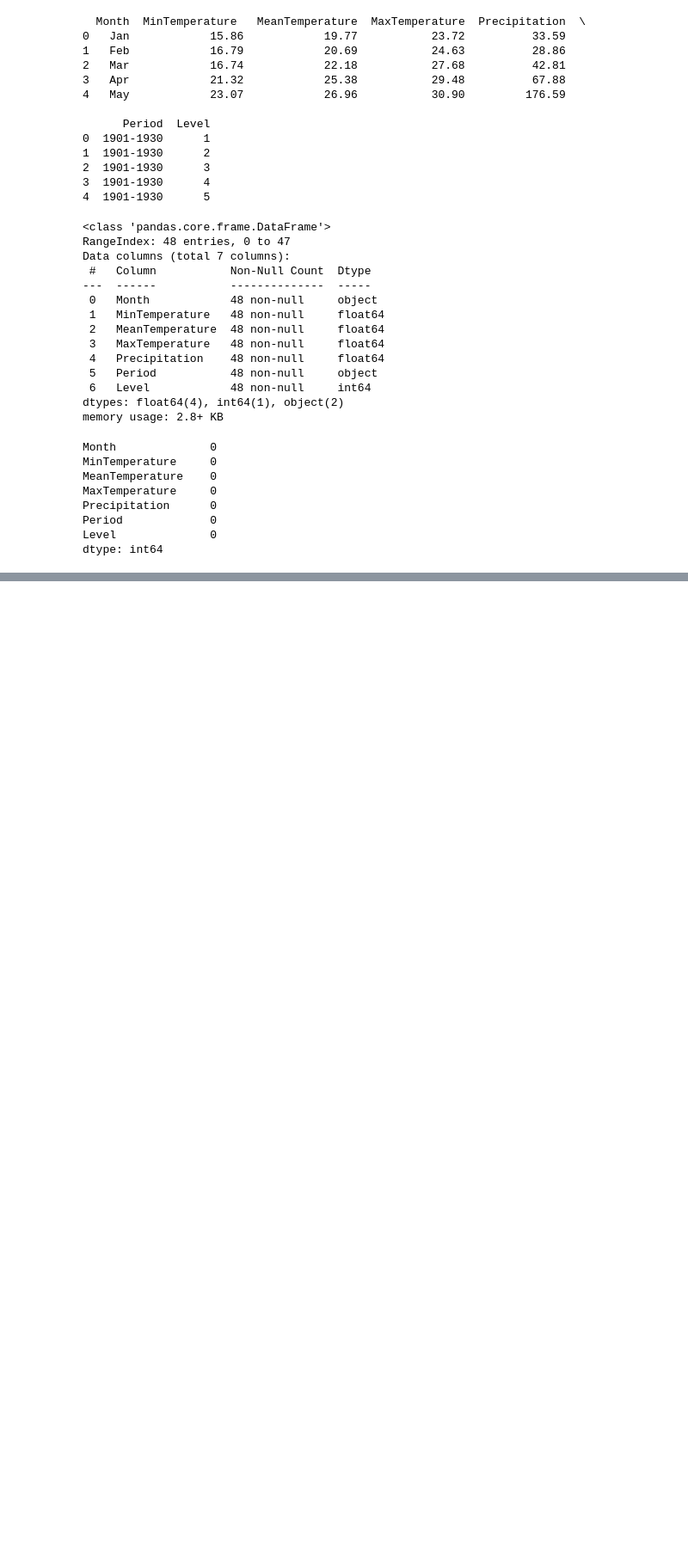
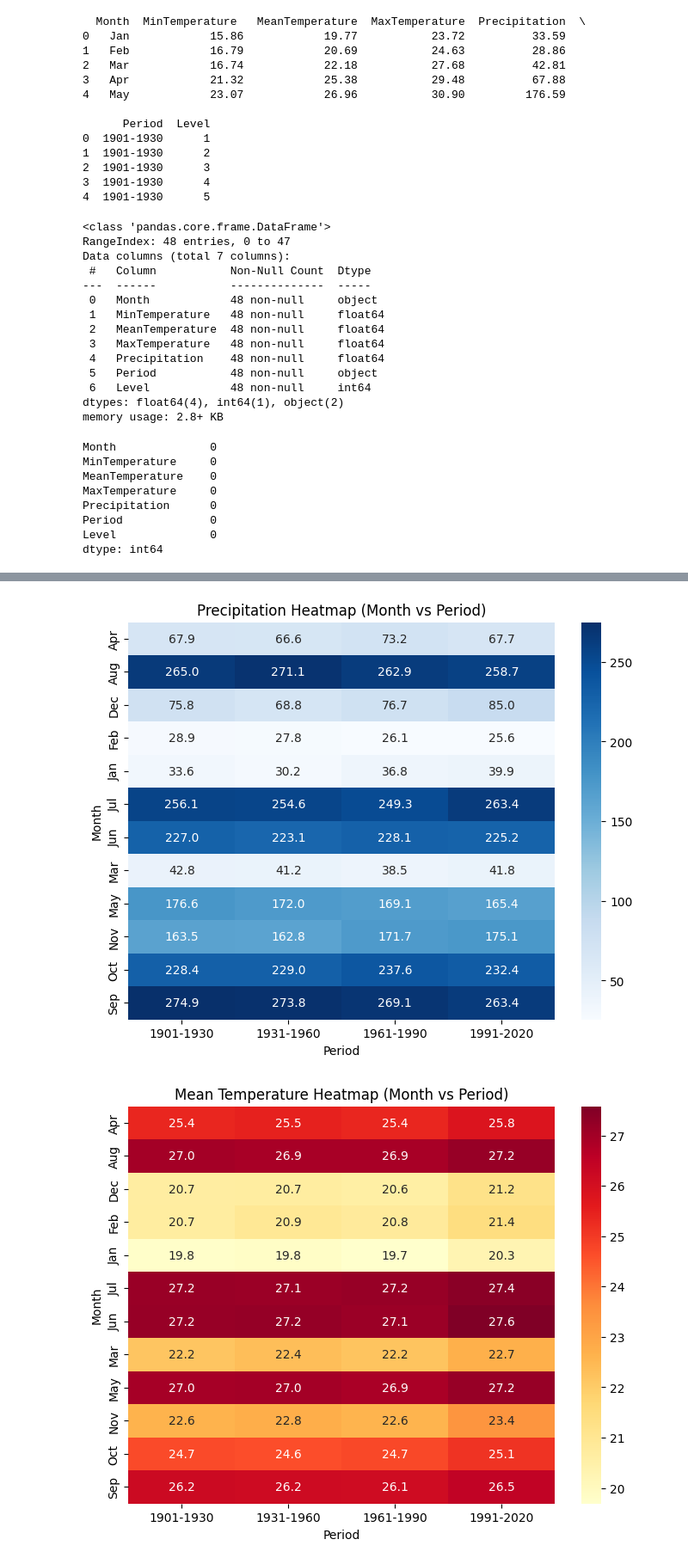
Before and after one commit to Shubham-badlani/Predicting_climate_disaster_risk_in_vietnam, a Jupyter notebook: predicting_climate.ipynb, the cells around one changed output, grey strips where cells are left out. Shown at 86% size. Drawn from its saved outputs; the diff is of its cells as text; code cells hidden in the pictures; blank space fills up the shorter version.

```diff
--- a/predicting_climate.ipynb
+++ b/predicting_climate.ipynb
@@ -109,0 +143,17 @@ dtype: int64
+# %%
+# Precipitation heatmap
+precip_pivot = df.pivot(index="Month", columns="Period", values="Precipitation")
+plt.figure(figsize=(8,6))
+sns.heatmap(precip_pivot, annot=True, fmt=".1f", cmap="Blues")
+plt.title("Precipitation Heatmap (Month vs Period)")
+plt.show()
+
+# Mean Temperature heatmap
+temp_pivot = df.pivot(index="Month", columns="Period", values="MeanTemperature")
+plt.figure(figsize=(8,6))
+sns.heatmap(temp_pivot, annot=True, fmt=".1f", cmap="YlOrRd")
+plt.title("Mean Temperature Heatmap (Month vs Period)")
+plt.show()
+# %% [output]
+[figure, added]
+[figure, added]
```
Also changed, not shown: parts of 20 cells of this notebook.
